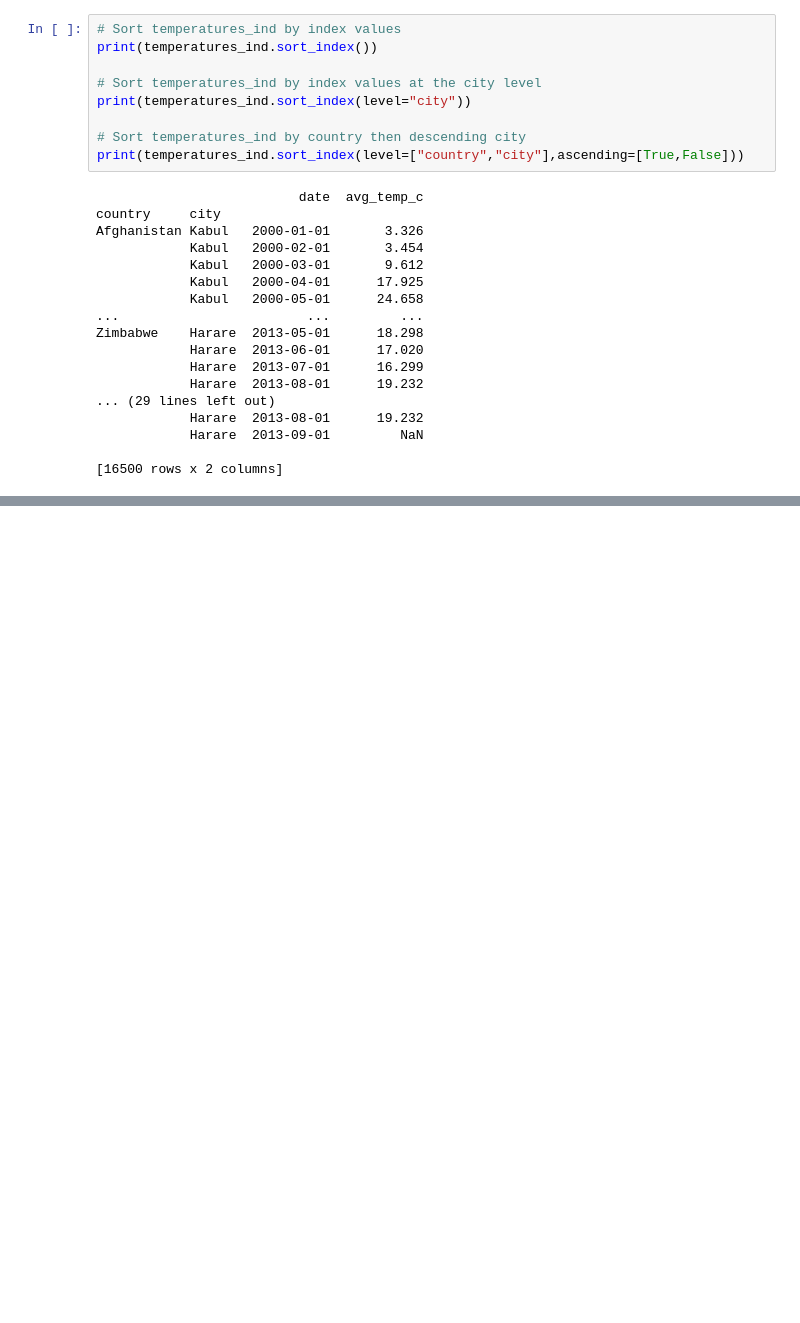
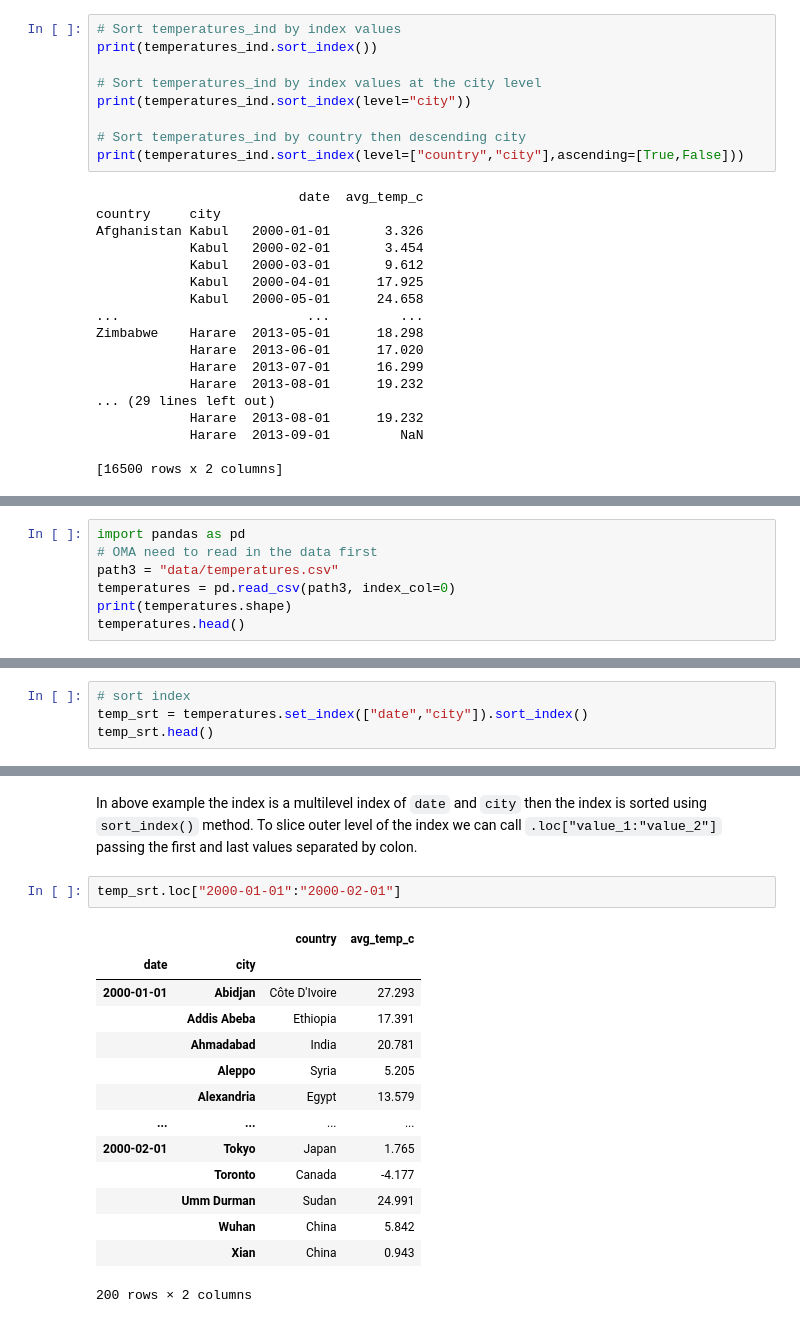
Before and after one commit to flyin01/dc, a Jupyter notebook: data_manipulation_w_pandas.ipynb, the cells around one changed output, grey strips where cells are left out. Drawn from its saved outputs; the diff is of its cells as text; blank space fills up the shorter version.

```diff
--- a/data_manipulation_w_pandas.ipynb
+++ b/data_manipulation_w_pandas.ipynb
@@ -1502,0 +1525,7 @@ TBD
+# %%
+import pandas as pd
+# OMA need to read in the data first
+path3 = "data/temperatures.csv"
+temperatures = pd.read_csv(path3, index_col=0)
+print(temperatures.shape)
+temperatures.head()
@@ -1502,0 +1540,4 @@ TBD
+# %%
+# sort index
+temp_srt = temperatures.set_index(["date","city"]).sort_index()
+temp_srt.head()
@@ -1502,0 +1552,19 @@ TBD
+# %% [markdown]
+In above example the index is a multilevel index of `date` and `city` then the index is sorted using `sort_index()` method. To slice outer level of the index we can call `.loc["value_1:"value_2"]` passing the first and last values separated by colon.
+# %%
+temp_srt.loc["2000-01-01":"2000-02-01"]
+# %% [output]
+|  |  | country | avg_temp_c |
+| date | city |  |  |
+| 2000-01-01 | Abidjan | Côte D'Ivoire | 27.293 |
+|  | Addis Abeba | Ethiopia | 17.391 |
+|  | Ahmadabad | India | 20.781 |
+|  | Aleppo | Syria | 5.205 |
+|  | Alexandria | Egypt | 13.579 |
+| ... | ... | ... | ... |
+| 2000-02-01 | Tokyo | Japan | 1.765 |
+|  | Toronto | Canada | -4.177 |
+|  | Umm Durman | Sudan | 24.991 |
+|  | Wuhan | China | 5.842 |
+|  | Xian | China | 0.943 |
+200 rows × 2 columns
```
Also changed, not shown: parts of 20 cells of this notebook.
